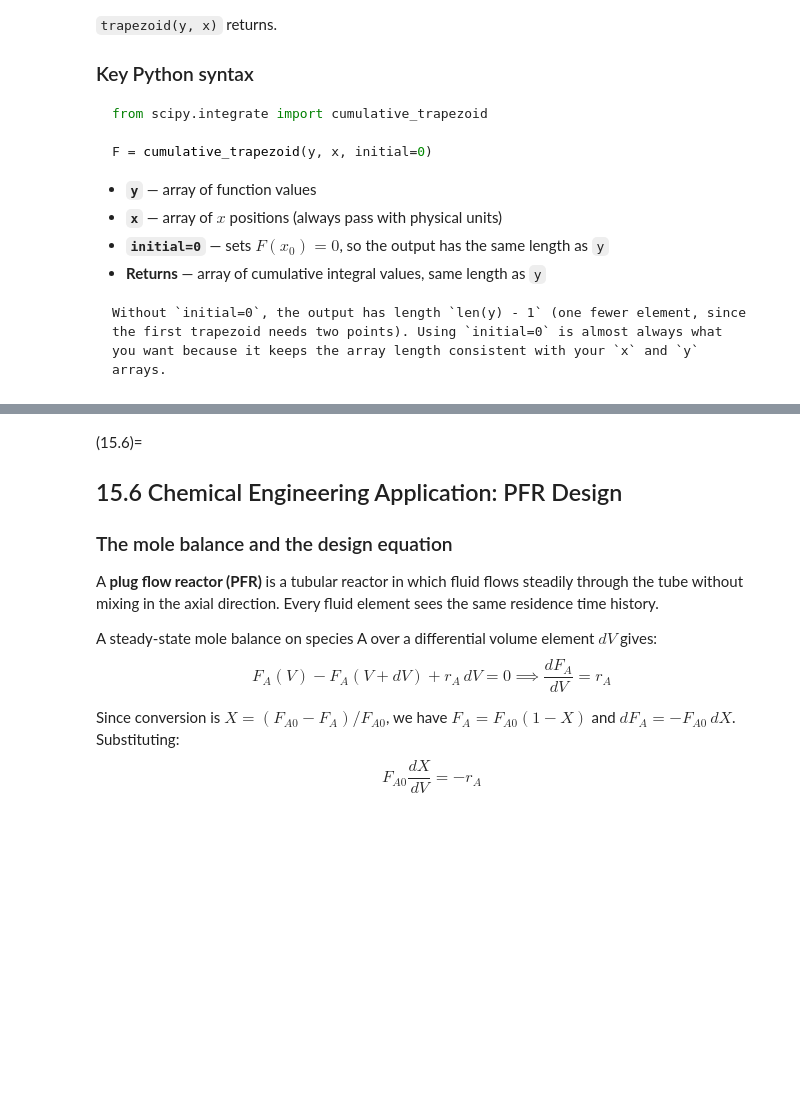
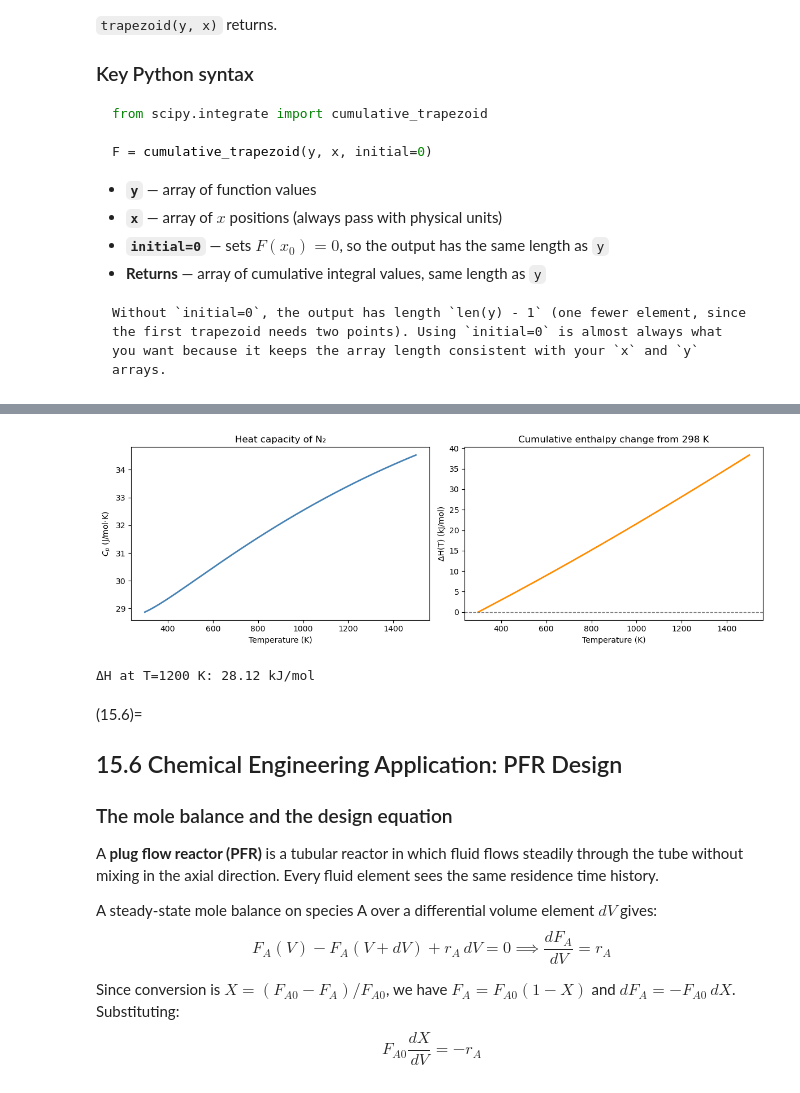
Before and after one commit to ock-group/CHME212-2026-Spring, a Jupyter notebook: _sources/docs/chapter15/15_notebook-lecture.ipynb, the cells around one changed output, grey strips where cells are left out. Drawn from its saved outputs; the diff is of its cells as text; code cells hidden in the pictures; blank space fills up the shorter version.

```diff
--- a/_sources/docs/chapter15/15_notebook-lecture.ipynb
+++ b/_sources/docs/chapter15/15_notebook-lecture.ipynb
@@ -717,29 +904,37 @@ Without `initial=0`, the output has length `len(y) - 1` (one fewer element, sinc
 # %%
-# Enthalpy of N2 as a function of temperature, relative to 298 K
-T_range = np.linspace(298, 1500, 500)   # K
-Cp_range = Cp_N2(T_range)              # J/mol·K
+A, B, C, D, E = 26.09200, 8.218801, -1.976141, 0.159274, 0.044434
 
-# Cumulative integral: ΔH(T) = ∫₂₉₈ᵀ Cp dT'
-dH_cumulative = cumulative_trapezoid(Cp_range, T_range, initial=0)  # J/mol
+def Cp_N2(T):
+    t = T / 1000.0
+    return A + B*t + C*t**2 + D*t**3 + E/t**2   # J/mol·K
+
+
+T_range = np.linspace(298, 1500, 500)
+Cp_range = Cp_N2(T_range)
+
+dH_cumulative = cumulative_trapezoid(Cp_range, T_range, initial=0)
 
 fig, axes = plt.subplots(1, 2, figsize=(12, 4))
 
 ax = axes[0]
 ax.plot(T_range, Cp_range, color='steelblue', linewidth=2)
 ax.set_xlabel('Temperature (K)'); ax.set_ylabel('$C_p$ (J/mol·K)')
 ax.set_title('Heat capacity of N₂')
 
 ax = axes[1]
 ax.plot(T_range, dH_cumulative / 1000, color='darkorange', linewidth=2)
 ax.set_xlabel('Temperature (K)')
 ax.set_ylabel('ΔH(T) (kJ/mol)')
 ax.set_title('Cumulative enthalpy change from 298 K')# + r'$\Delta H(T) = \int_{298}^{T} C_p\,dT\'$')
 ax.axhline(0, color='gray', linestyle='--', linewidth=1)
 
 plt.tight_layout()
 plt.show()
 
 print(f"ΔH at T=1200 K: {dH_cumulative[np.argmin(np.abs(T_range-1200))]/1000:.2f} kJ/mol")
+# %% [output]
+[figure, added]
+ΔH at T=1200 K: 28.12 kJ/mol
 # %% [markdown]
 (15.6)=
 ## 15.6 Chemical Engineering Application: PFR Design
```
Also changed, not shown: parts of 4 cells of this notebook, 53 other files.
